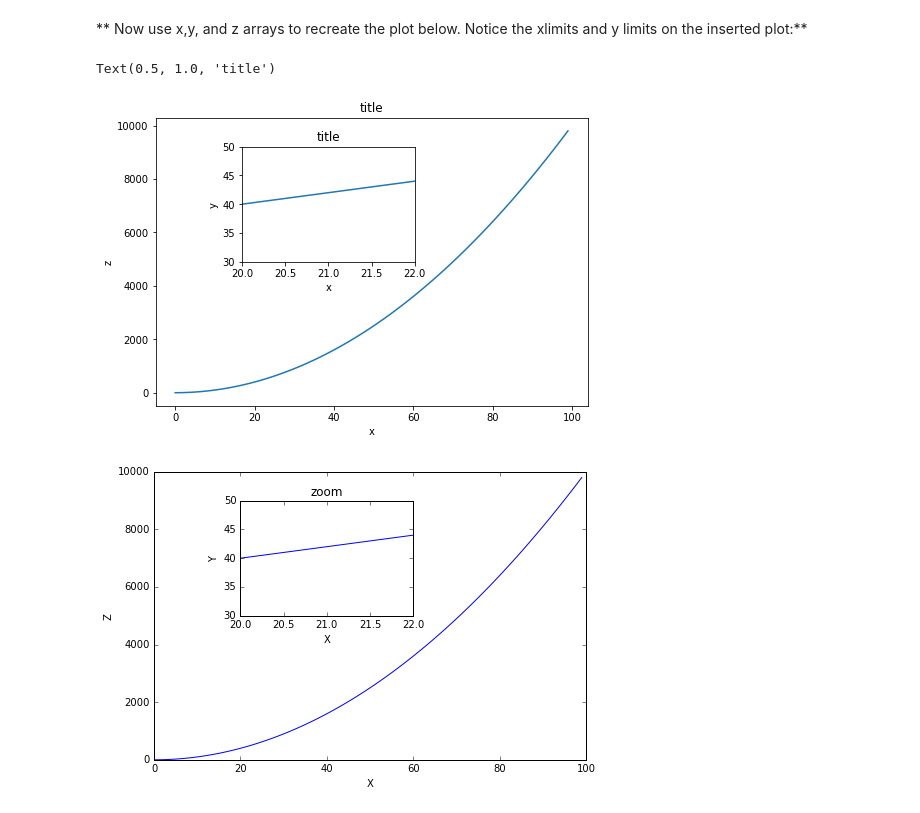
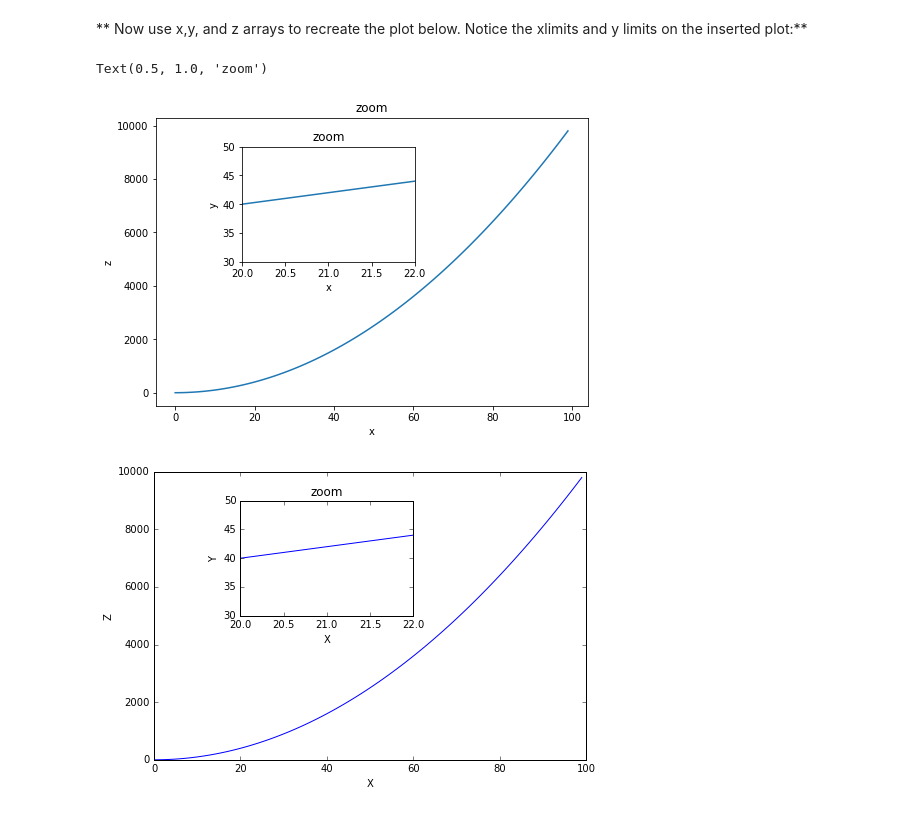
Before and after one commit to davidsmv/python_bootcamp, a Jupyter notebook: Refactored_Py_DS_ML_Bootcamp-master/05-Data-Visualization-with-Matplotlib/02-Matplotlib Exercises.ipynb, the cells around one changed output. Cells and saved outputs as stored; diff of their text form; code cells hidden in the pictures.

```diff
--- a/Refactored_Py_DS_ML_Bootcamp-master/05-Data-Visualization-with-Matplotlib/02-Matplotlib Exercises.ipynb
+++ b/Refactored_Py_DS_ML_Bootcamp-master/05-Data-Visualization-with-Matplotlib/02-Matplotlib Exercises.ipynb
@@ -99,21 +99,21 @@ ax2 = fig.add_axes([0.2,0.5,.4,.4])
 # %%
 fig = plt.figure()
 ax1 = fig.add_axes([0,0,1,1])
 ax2 = fig.add_axes([0.2,0.5,.4,.4])
 ax1.plot(x,z)
 ax2.plot(x,y)
 ax2.set_xlim([20,22])
 ax2.set_ylim([30,50])
 ax1.set_xlabel("x")
 ax1.set_ylabel("z")
-ax1.set_title("title")
+ax1.set_title("zoom")
 
 ax2.set_xlabel("x")
 ax2.set_ylabel("y")
-ax2.set_title("title")
+ax2.set_title("zoom")
 # %% [output]
-Text(0.5, 1.0, 'title')
+Text(0.5, 1.0, 'zoom')
-[figure, old version]
+[figure, new version]
 # %%
 # %% [output]
 [figure]
```
Also changed, not shown: 1 other file.
